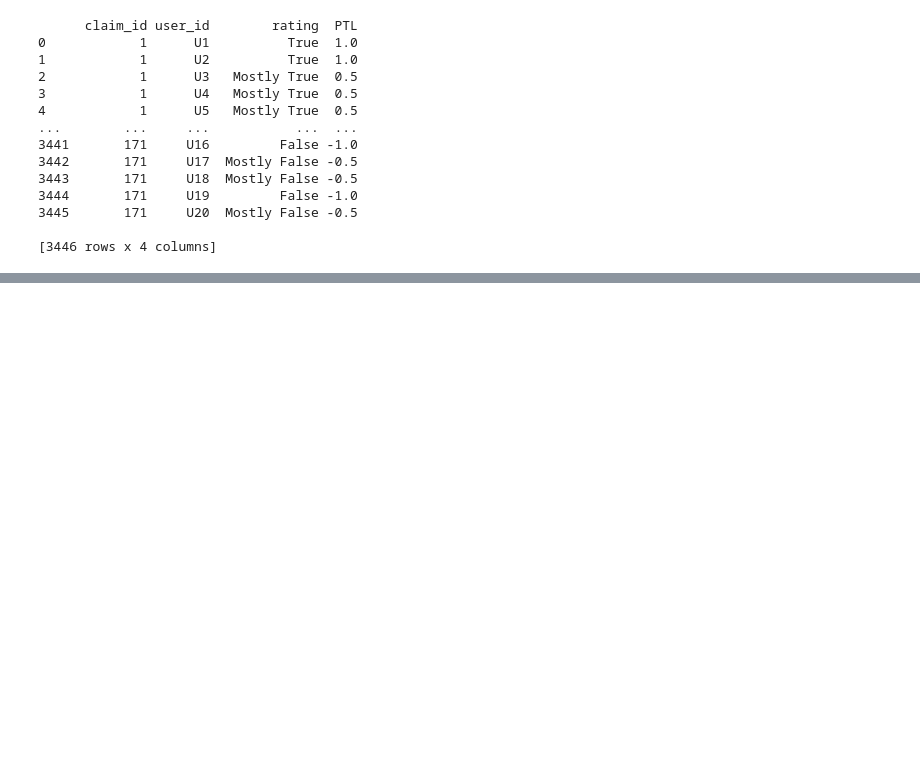
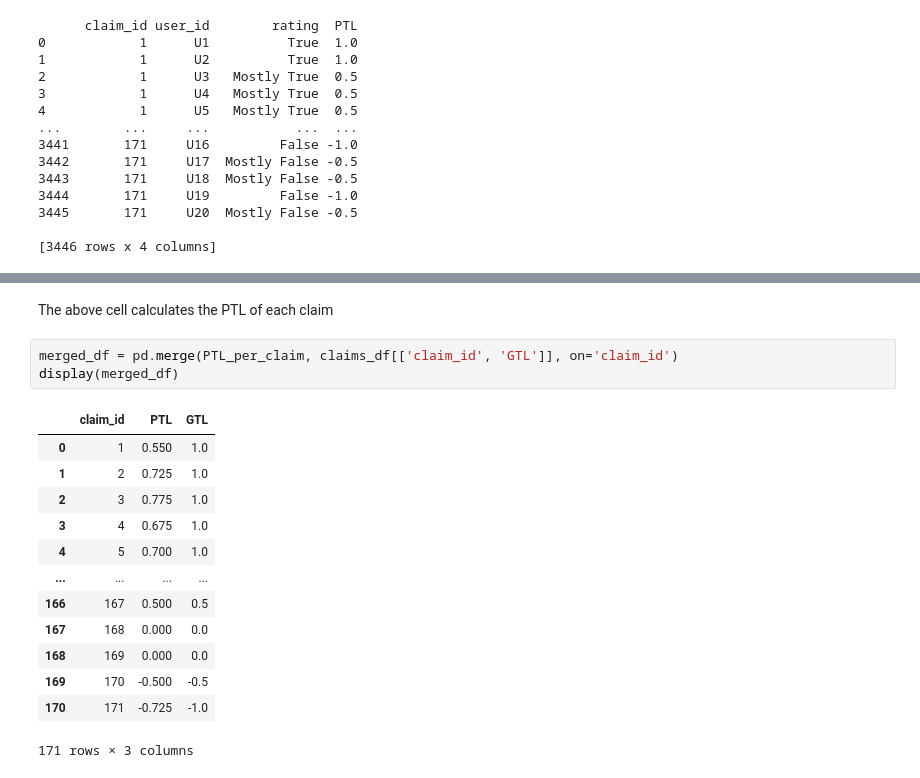
Before and after one commit to GaganDeshbhandari/ml-project, a Jupyter notebook: scripts.ipynb, the cells around one changed output, grey strips where cells are left out. Drawn from its saved outputs; the diff is of its cells as text; blank space fills up the shorter version.

```diff
--- a/scripts.ipynb
+++ b/scripts.ipynb
@@ -165,0 +188,19 @@ print(user_perception_df)
+# %% [markdown]
+The above cell calculates the PTL of each claim
+# %%
+merged_df = pd.merge(PTL_per_claim, claims_df[['claim_id', 'GTL']], on='claim_id')
+display(merged_df)
+# %% [output]
+|  | claim_id | PTL | GTL |
+| 0 | 1 | 0.550 | 1.0 |
+| 1 | 2 | 0.725 | 1.0 |
+| 2 | 3 | 0.775 | 1.0 |
+| 3 | 4 | 0.675 | 1.0 |
+| 4 | 5 | 0.700 | 1.0 |
+| ... | ... | ... | ... |
+| 166 | 167 | 0.500 | 0.5 |
+| 167 | 168 | 0.000 | 0.0 |
+| 168 | 169 | 0.000 | 0.0 |
+| 169 | 170 | -0.500 | -0.5 |
+| 170 | 171 | -0.725 | -1.0 |
+171 rows × 3 columns
```
Also changed, not shown: parts of 11 cells of this notebook.
